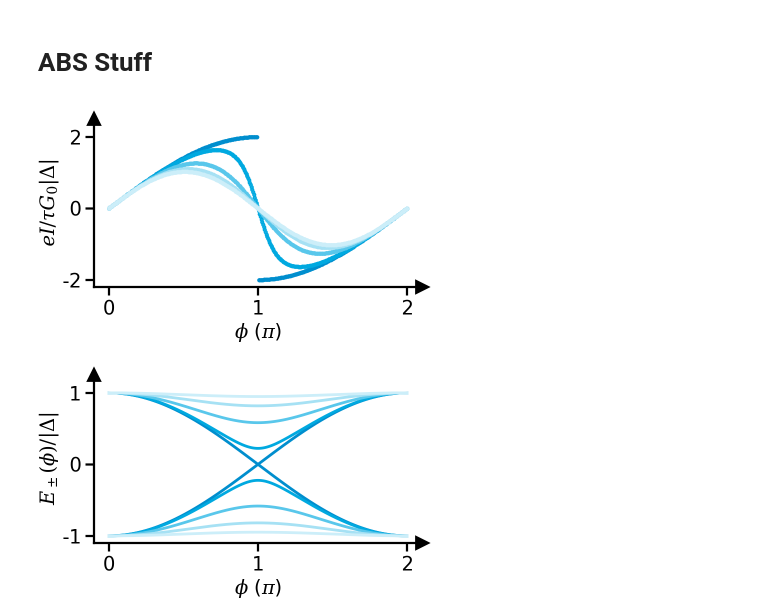
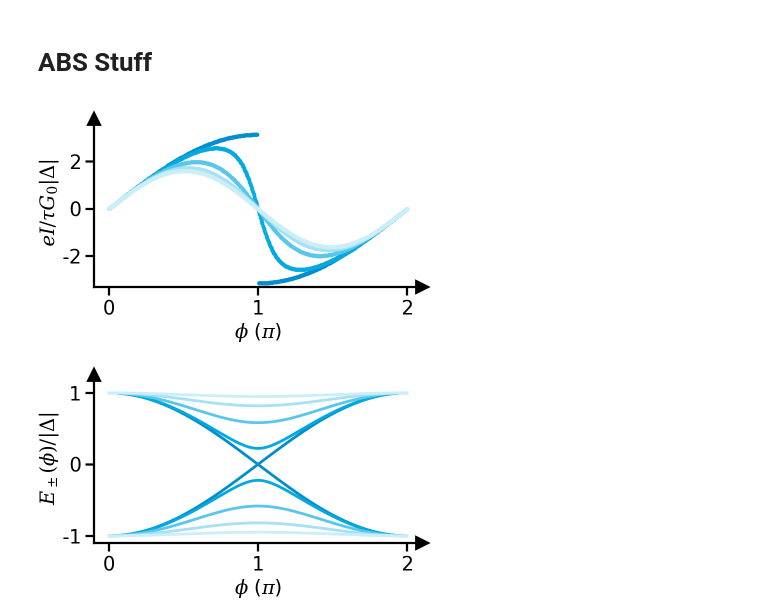
Before and after one commit to schmampf/dissertation, a Jupyter notebook: theory/meso/meso.ipynb, the cells around one changed output. Cells and saved outputs as stored; diff of their text form; code cells hidden in the pictures.

Commit message:
work on pamar plots

```diff
--- a/theory/meso/meso.ipynb
+++ b/theory/meso/meso.ipynb
@@ -231,17 +264,39 @@ theory_layout(fig, ax, title, xlabel, ylabel)
 # ABS Stuff
 # %%
 Delta_meV = 0.180
-gamma_meV = 0.0
 T_K = 0.0
 
 tau = np.array([1.0, 0.95, 0.66, 0.33, 0.1])
 phi = np.linspace(0, 2 * np.pi, 361)
 
-pphi, ttau = np.meshgrid(phi, tau)
+E_abs = np.zeros((tau.shape[0], phi.shape[0]))
+E_abs_meV = np.copy(E_abs)
+I_abs = np.copy(E_abs)
+I_abs_nA = np.copy(E_abs)
 
-E_abs = np.sqrt(1 - ttau * np.sin(pphi / 2) ** 2)
-E_abs_mV = E_abs * Delta_meV
-
-K_T = np.tanh(E_abs_mV / (2 * k_B_meV * T_K))
-
-I_nA = Delta_meV * ttau * np.sin(phi) / E_abs_mV * K_T
+for i_tau, tau_i in enumerate(tau):
+    E_abs[i_tau, :] = get_E_ABS(
+        phi=phi,
+        tau=tau_i,
+    )
+    E_abs_meV[i_tau, :] = get_E_ABS_meV(
+        phi=phi,
+        tau=tau_i,
+        Delta_meV=Delta_meV,
+        T_K=T_K,
+    )
+    I_abs[i_tau, :] = (
+        get_CPR_ABS(
+            phi=phi,
+            Delta_meV=Delta_meV,
+            tau=tau_i,
+            T_K=T_K,
+        )
+        * tau_i
+    )
+    I_abs_nA[i_tau, :] = get_CPR_ABS_nA(
+        phi=phi,
+        Delta_meV=Delta_meV,
+        tau=tau_i,
+        T_K=T_K,
+    )
@@ -264,21 +303,18 @@ I_nA = Delta_meV * ttau * np.sin(phi) / E_abs_mV * K_T
 # %%
 fig, ax = get_figure(figsize=(2, 1.2), subfigure=True)
 for i, tau_i in enumerate(tau):
-    plt.plot(phi / (np.pi), I_nA[i, :] / tau_i, ".", color=seeblau[i])
+    plt.plot(phi / (np.pi), I_abs[i, :] / tau_i, ".", color=seeblau[i])
 
 ax.set_xticks([0, 1, 2])
-ax.set_ylim(-2.2, 2.5)
-
-# ax.set_yticks([0, 1, 2, np.pi/2])
-# ax.grid()
+ax.set_ylim(-3.3, 3.8)
 
 ylabel = "$eI / \\tau G_0 |\\Delta|$"
 xlabel = "$\\phi$ ($\\pi$)"
 title = "abs-Iphi"
 
 theory_layout(fig, ax, title, xlabel, ylabel)
 # %% [output]
-[figure, old version]
+[figure, new version]
 # %%
 fig, ax = get_figure(figsize=(2, 1.2), subfigure=True)
 for i, tau_i in enumerate(tau):
```
Also changed, not shown: parts of 10 cells of this notebook, 17 other files.
